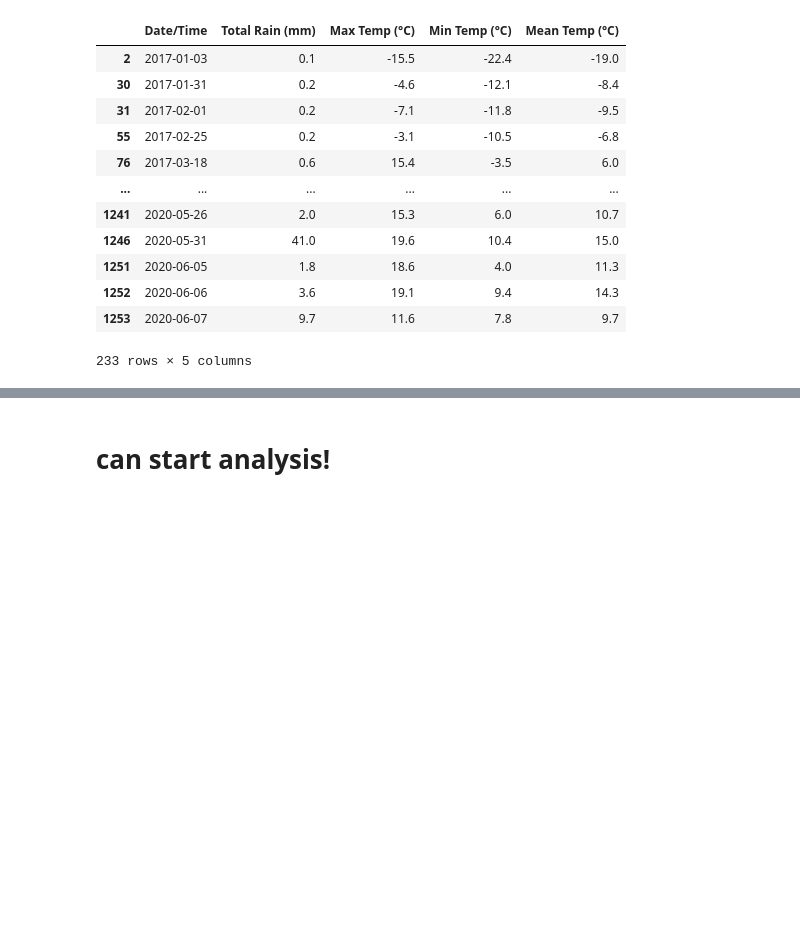
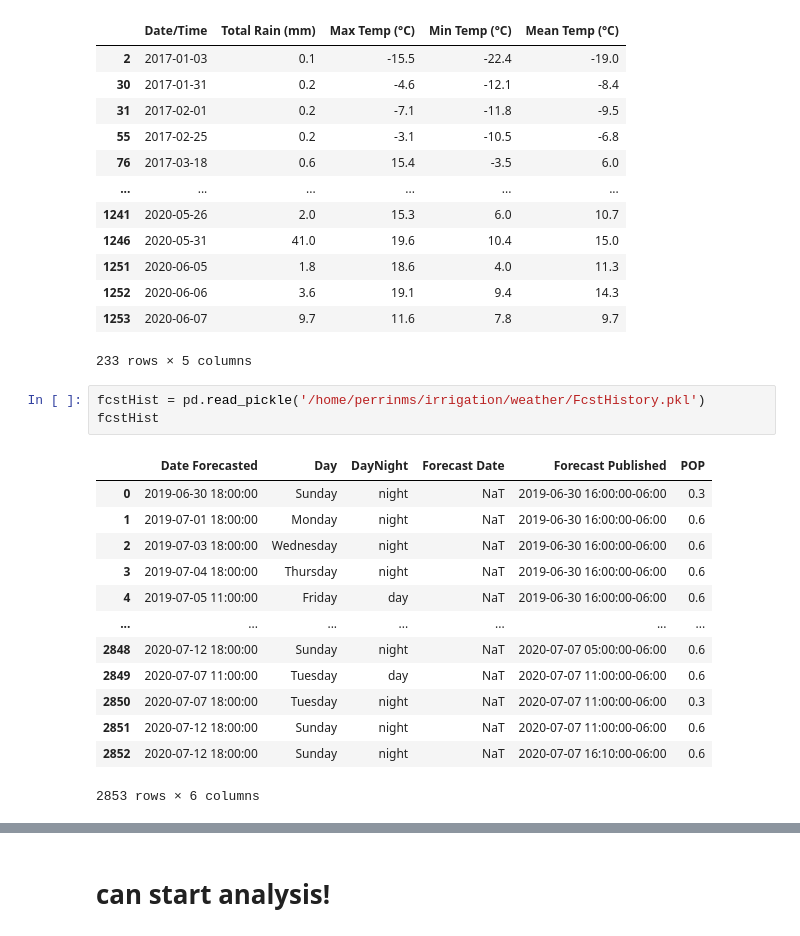
Before and after one commit to tarkus1/irrigation, a Jupyter notebook: weather/WeatherAnal.ipynb, the cells around one changed output, grey strips where cells are left out. Cells and saved outputs as stored; diff of their text form; blank space fills up the shorter version.

```diff
--- a/weather/WeatherAnal.ipynb
+++ b/weather/WeatherAnal.ipynb
@@ -28,6 +46,23 @@ moistHist[moistHist['Total Rain (mm)'] > 0]
 | 1252 | 2020-06-06 | 3.6 | 19.1 | 9.4 | 14.3 |
 | 1253 | 2020-06-07 | 9.7 | 11.6 | 7.8 | 9.7 |
 233 rows × 5 columns
+# %%
+fcstHist = pd.read_pickle('/home/perrinms/irrigation/weather/FcstHistory.pkl')
+fcstHist
+# %% [output]
+|  | Date Forecasted | Day | DayNight | Forecast Date | Forecast Published | POP |
+| 0 | 2019-06-30 18:00:00 | Sunday | night | NaT | 2019-06-30 16:00:00-06:00 | 0.3 |
+| 1 | 2019-07-01 18:00:00 | Monday | night | NaT | 2019-06-30 16:00:00-06:00 | 0.6 |
+| 2 | 2019-07-03 18:00:00 | Wednesday | night | NaT | 2019-06-30 16:00:00-06:00 | 0.6 |
+| 3 | 2019-07-04 18:00:00 | Thursday | night | NaT | 2019-06-30 16:00:00-06:00 | 0.6 |
+| 4 | 2019-07-05 11:00:00 | Friday | day | NaT | 2019-06-30 16:00:00-06:00 | 0.6 |
+| ... | ... | ... | ... | ... | ... | ... |
+| 2848 | 2020-07-12 18:00:00 | Sunday | night | NaT | 2020-07-07 05:00:00-06:00 | 0.6 |
+| 2849 | 2020-07-07 11:00:00 | Tuesday | day | NaT | 2020-07-07 11:00:00-06:00 | 0.6 |
+| 2850 | 2020-07-07 18:00:00 | Tuesday | night | NaT | 2020-07-07 11:00:00-06:00 | 0.3 |
+| 2851 | 2020-07-12 18:00:00 | Sunday | night | NaT | 2020-07-07 11:00:00-06:00 | 0.6 |
+| 2852 | 2020-07-12 18:00:00 | Sunday | night | NaT | 2020-07-07 16:10:00-06:00 | 0.6 |
+2853 rows × 6 columns
 # %%
 # from datetime
 # import Period
```
Also changed, not shown: parts of 4 cells of this notebook, 1 other file.
